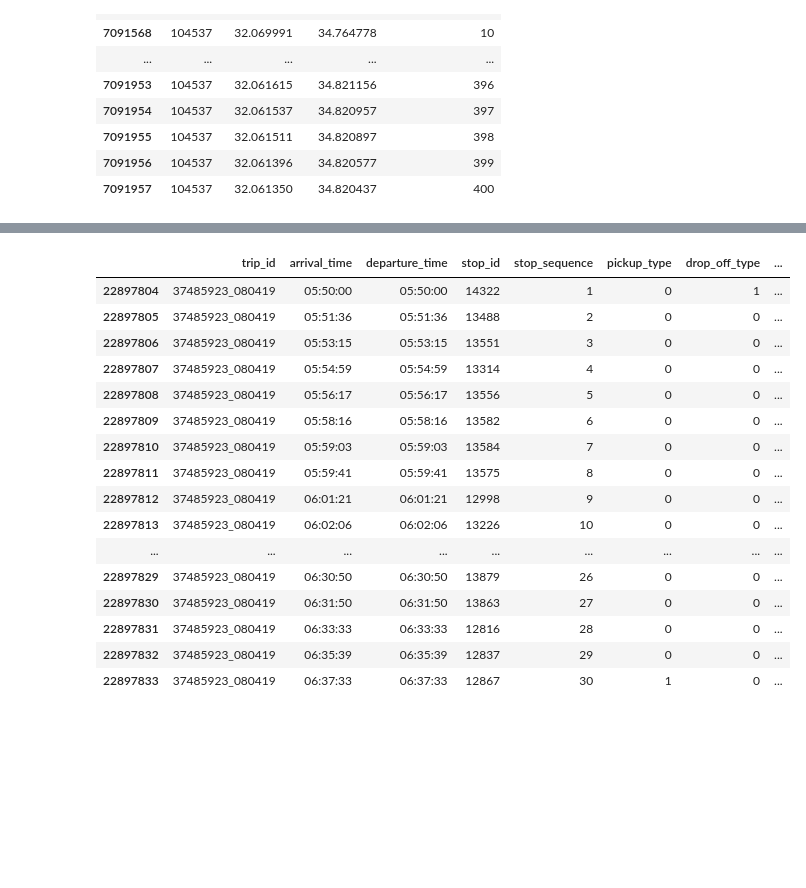
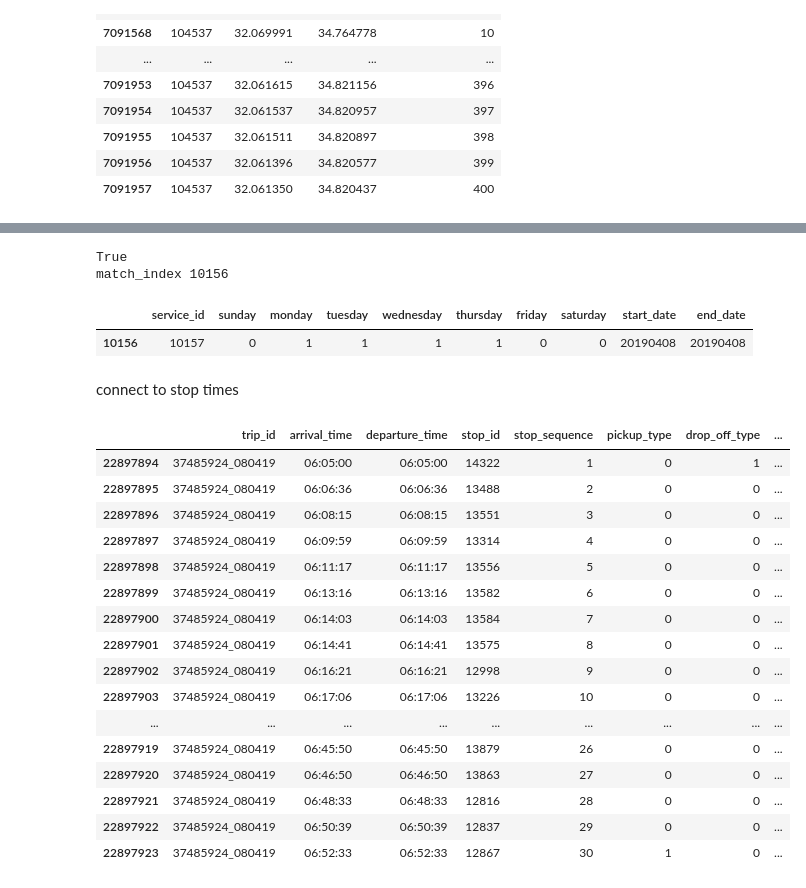
Before and after one commit to hasadna/open-bus, a Jupyter notebook: notebooks/Connect_siri_to_gtfs.ipynb, the cells around one changed output, grey strips where cells are left out. Drawn from its saved outputs; the diff is of its cells as text; code cells hidden in the pictures; blank space fills up the shorter version.

```diff
--- a/notebooks/Connect_siri_to_gtfs.ipynb
+++ b/notebooks/Connect_siri_to_gtfs.ipynb
@@ -52,4 +53,4 @@ stop_times = pd.read_csv('2019-04-07T21-50-10_israel-public-transportation/stop_
 # %%
-# siri data
-# siri_df = pd.read_csv('avivs__avivs_b3Blbi1idXM__search6_1555954965_7025/avivs__avivs_b3Blbi1idXM__search6_1555954965_7025.csv')
-siri_df = pd.read_csv('siri_data_63/1557162059_10901.csv')
+# SIRI data
+# siri_df = pd.read_csv('Data/siri_data_25/avivs__avivs_b3Blbi1idXM__search6_1555954965_7025.csv')
+siri_df = pd.read_csv('Data/siri_data_63/1557162059_10901.csv')
@@ -154,7 +145,7 @@ stop_times.head(2)
 # %%
-# look at only the relevent data from siri_df
-# chose a random trip_id_to_date (like 36331473)
-trip_id_to_date_param =  37485923  #37485924 #36331473 # notice that this can be reapeted to diffrent dates!!
+# chose a random trip_id_to_date (like 36331473). Notice that this can be reapeted to diffrent dates!!
+trip_id_to_date_param =  37485924  #37485924 #36331473
+# match the trip to the relevent date
 siri_date = '2019-04-08'
 
 siri_match_trip_id_to_date_bool = (siri_df['trip_id_to_date'] == trip_id_to_date_param)
@@ -300,25 +305,56 @@ calendar[calendar['service_id']==trips_rel['service_id'][trips_rel.index[0]]]
+# %%
+# find the matching calendar according to service_id
+calendar = pd.read_csv('Data/2019-04-08T21-50-10_israel-public-transportation/calendar.txt')
+calendar = pd.read_csv('Data/2019-04-08T21-50-10_israel-public-transportation/calendar.txt',usecols=np.arange(len(calendar.columns)))
+
+calendar_rel = calendar[calendar['service_id']==trips_rel['service_id'][trips_rel.index[0]]]
+
+# filter according to date (siri_date_t)
+for index in calendar_rel.index:
+    start_date = calendar_rel['start_date'][index]
+    end_date = calendar_rel['end_date'][index]
+    start_date_t = time.strptime(str(start_date), "%Y%m%d")
+    end_date_t = time.strptime(str(end_date), "%Y%m%d")
+#     print(siri_date_t >= start_date_t and siri_date_t <= end_date_t)
+#     print(start_date_t)
+#     print(end_date_t)
+    if siri_date_t >= start_date_t and siri_date_t <= end_date_t:
+        print(siri_date_t >= start_date_t and siri_date_t <= end_date_t)
+        print('match_index '+str(index))
+        match_index = index
+
+calendar_rel_opt = calendar_rel[calendar_rel.index == match_index]
+calendar_rel_opt
+# %% [output]
+True
+match_index 10156
+|  | service_id | sunday | monday | tuesday | wednesday | thursday | friday | saturday | start_date | end_date |
+| 10156 | 10157 | 0 | 1 | 1 | 1 | 1 | 0 | 0 | 20190408 | 20190408 |
+# %% [markdown]
+connect to stop times
 # %%
-# connect to stop times
-stop_times = pd.read_csv('2019-04-08T21-50-10_israel-public-transportation/stop_times.txt',nrows=10**8)
+# read updated data from 08.04.19
+stop_times = pd.read_csv('Data/2019-04-08T21-50-10_israel-public-transportation/stop_times.txt',nrows=10**8)
+# stop_times.head(2)
 
-# stop_times.head(2)
+# find the matching stop_times according to trip_id_match
 stop_times_rel = stop_times[stop_times['trip_id'] == trip_id_match]
 stop_times_rel
 # %% [output]
 |  | trip_id | arrival_time | departure_time | stop_id | stop_sequence | pickup_type | drop_off_type | ... |
-| 22897804 | 37485923_080419 | 05:50:00 | 05:50:00 | 14322 | 1 | 0 | 1 | ... |
-| 22897805 | 37485923_080419 | 05:51:36 | 05:51:36 | 13488 | 2 | 0 | 0 | ... |
-| 22897806 | 37485923_080419 | 05:53:15 | 05:53:15 | 13551 | 3 | 0 | 0 | ... |
-| 22897807 | 37485923_080419 | 05:54:59 | 05:54:59 | 13314 | 4 | 0 | 0 | ... |
-| 22897808 | 37485923_080419 | 05:56:17 | 05:56:17 | 13556 | 5 | 0 | 0 | ... |
-| 22897809 | 37485923_080419 | 05:58:16 | 05:58:16 | 13582 | 6 | 0 | 0 | ... |
-| 22897810 | 37485923_080419 | 05:59:03 | 05:59:03 | 13584 | 7 | 0 | 0 | ... |
-| 22897811 | 37485923_080419 | 05:59:41 | 05:59:41 | 13575 | 8 | 0 | 0 | ... |
-| 22897812 | 37485923_080419 | 06:01:21 | 06:01:21 | 12998 | 9 | 0 | 0 | ... |
-| 22897813 | 37485923_080419 | 06:02:06 | 06:02:06 | 13226 | 10 | 0 | 0 | ... |
+| 22897894 | 37485924_080419 | 06:05:00 | 06:05:00 | 14322 | 1 | 0 | 1 | ... |
+| 22897895 | 37485924_080419 | 06:06:36 | 06:06:36 | 13488 | 2 | 0 | 0 | ... |
+| 22897896 | 37485924_080419 | 06:08:15 | 06:08:15 | 13551 | 3 | 0 | 0 | ... |
+| 22897897 | 37485924_080419 | 06:09:59 | 06:09:59 | 13314 | 4 | 0 | 0 | ... |
+| 22897898 | 37485924_080419 | 06:11:17 | 06:11:17 | 13556 | 5 | 0 | 0 | ... |
+| 22897899 | 37485924_080419 | 06:13:16 | 06:13:16 | 13582 | 6 | 0 | 0 | ... |
+| 22897900 | 37485924_080419 | 06:14:03 | 06:14:03 | 13584 | 7 | 0 | 0 | ... |
+| 22897901 | 37485924_080419 | 06:14:41 | 06:14:41 | 13575 | 8 | 0 | 0 | ... |
+| 22897902 | 37485924_080419 | 06:16:21 | 06:16:21 | 12998 | 9 | 0 | 0 | ... |
+| 22897903 | 37485924_080419 | 06:17:06 | 06:17:06 | 13226 | 10 | 0 | 0 | ... |
 | ... | ... | ... | ... | ... | ... | ... | ... | ... |
-| 22897829 | 37485923_080419 | 06:30:50 | 06:30:50 | 13879 | 26 | 0 | 0 | ... |
-| 22897830 | 37485923_080419 | 06:31:50 | 06:31:50 | 13863 | 27 | 0 | 0 | ... |
-| 22897831 | 37485923_080419 | 06:33:33 | 06:33:33 | 12816 | 28 | 0 | 0 | ... |
-| 22897832 | 37485923_080419 | 06:35:39 | 06:35:39 | 12837 | 29 | 0 | 0 | ... |
-| 22897833 | 37485923_080419 | 06:37:33 | 06:37:33 | 12867 | 30 | 1 | 0 | ... |
+| 22897919 | 37485924_080419 | 06:45:50 | 06:45:50 | 13879 | 26 | 0 | 0 | ... |
+| 22897920 | 37485924_080419 | 06:46:50 | 06:46:50 | 13863 | 27 | 0 | 0 | ... |
+| 22897921 | 37485924_080419 | 06:48:33 | 06:48:33 | 12816 | 28 | 0 | 0 | ... |
+| 22897922 | 37485924_080419 | 06:50:39 | 06:50:39 | 12837 | 29 | 0 | 0 | ... |
+| 22897923 | 37485924_080419 | 06:52:33 | 06:52:33 | 12867 | 30 | 1 | 0 | ... |
```
Also changed, not shown: parts of 28 cells of this notebook.
